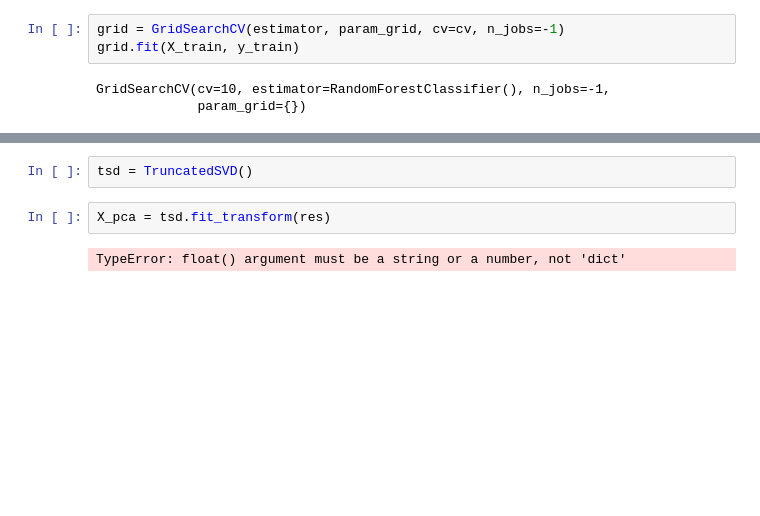
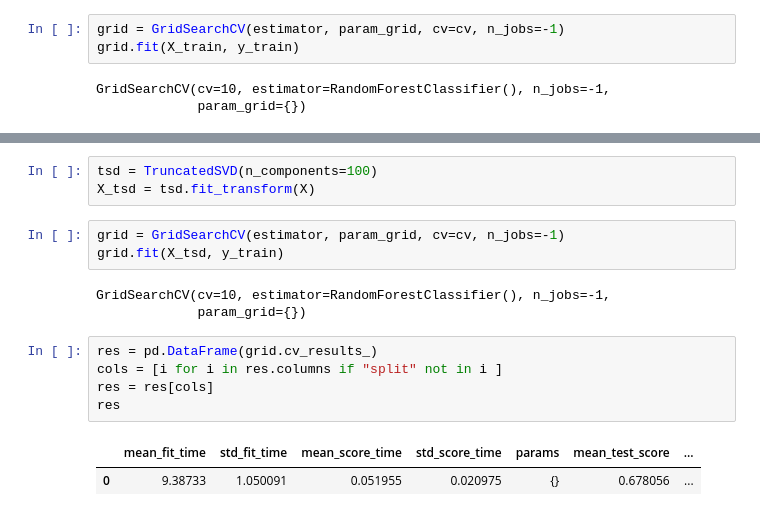
Before and after one commit to AlexandreGazagnes/ocr-donnees-textuelles, a Jupyter notebook: 01_text.ipynb, the cells around one changed output, grey strips where cells are left out. Drawn from its saved outputs; the diff is of its cells as text; blank space fills up the shorter version.

```diff
--- a/01_text.ipynb
+++ b/01_text.ipynb
@@ -761,6 +775,17 @@ from sklearn.decomposition import TruncatedSVD
 # %%
-tsd = TruncatedSVD()
+tsd = TruncatedSVD(n_components=100)
+X_tsd = tsd.fit_transform(X)
-# %%
-X_pca = tsd.fit_transform(res)
-# %% [output]
-TypeError: float() argument must be a string or a number, not 'dict'
+# %%
+grid = GridSearchCV(estimator, param_grid, cv=cv, n_jobs=-1)
+grid.fit(X_tsd, y_train)
+# %% [output]
+GridSearchCV(cv=10, estimator=RandomForestClassifier(), n_jobs=-1,
+             param_grid={})
+# %%
+res = pd.DataFrame(grid.cv_results_)
+cols = [i for i in res.columns if "split" not in i ]
+res = res[cols]
+res
+# %% [output]
+|  | mean_fit_time | std_fit_time | mean_score_time | std_score_time | params | mean_test_score | ... |
+| 0 | 9.38733 | 1.050091 | 0.051955 | 0.020975 | {} | 0.678056 | ... |
```
Also changed, not shown: parts of 65 cells of this notebook, 1 other file.
